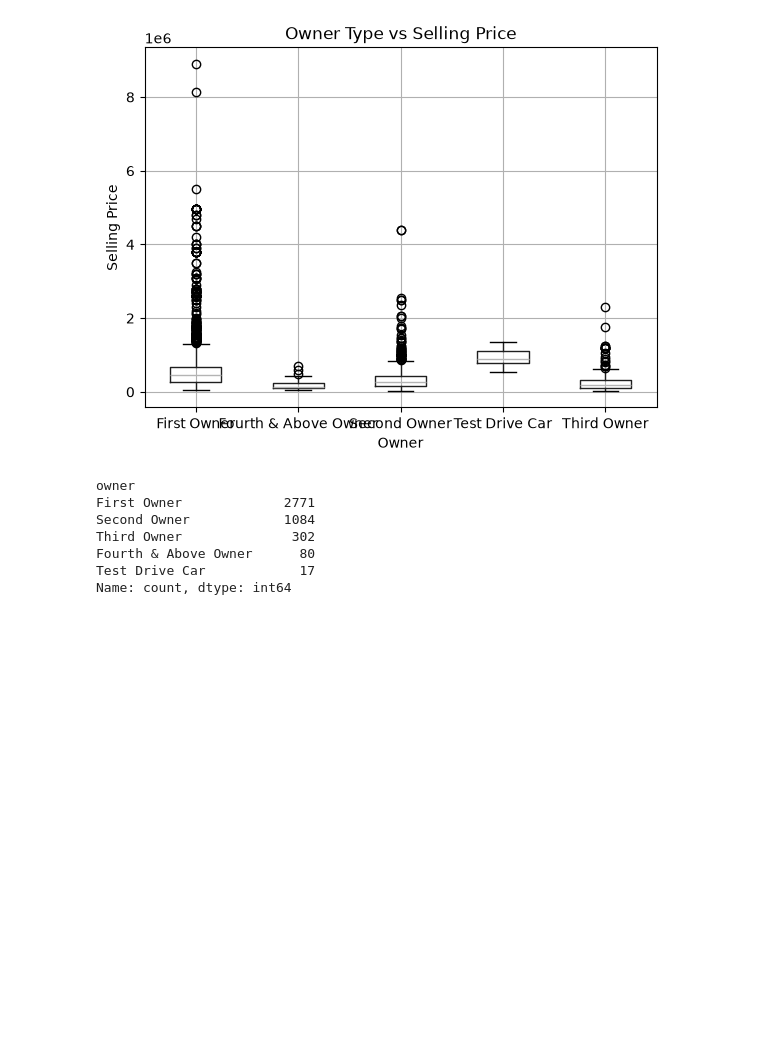
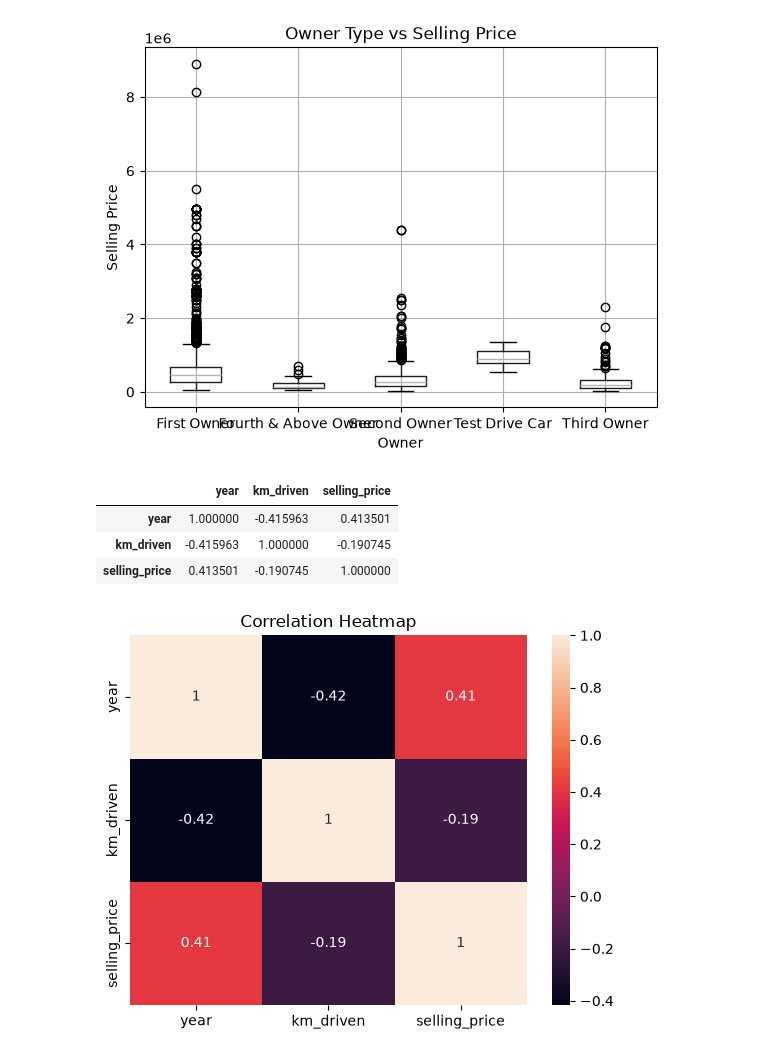
Before and after one commit to YounessAitJamaa/car-price-prediction, a Jupyter notebook: notebooks/01_eda.ipynb, the cells around one changed output. Drawn from its saved outputs; the diff is of its cells as text; code cells hidden in the pictures; blank space fills up the shorter version.

```diff
--- a/notebooks/01_eda.ipynb
+++ b/notebooks/01_eda.ipynb
@@ -185,12 +185,21 @@ plt.show()
 # %% [output]
 [figure]
 # %%
-df['owner'].value_counts()
+df[["year", "km_driven", "selling_price"]].corr()
 # %% [output]
-owner
-First Owner             2771
-Second Owner            1084
-Third Owner              302
-Fourth & Above Owner      80
-Test Drive Car            17
-Name: count, dtype: int64
+|  | year | km_driven | selling_price |
+| year | 1.000000 | -0.415963 | 0.413501 |
+| km_driven | -0.415963 | 1.000000 | -0.190745 |
+| selling_price | 0.413501 | -0.190745 | 1.000000 |
+# %%
+import seaborn as sns
+
+sns.heatmap(
+    df[['year', 'km_driven', 'selling_price']].corr(),
+    annot=True
+)
+
+plt.title('Correlation Heatmap')
+plt.show()
+# %% [output]
+[figure, added]
```
